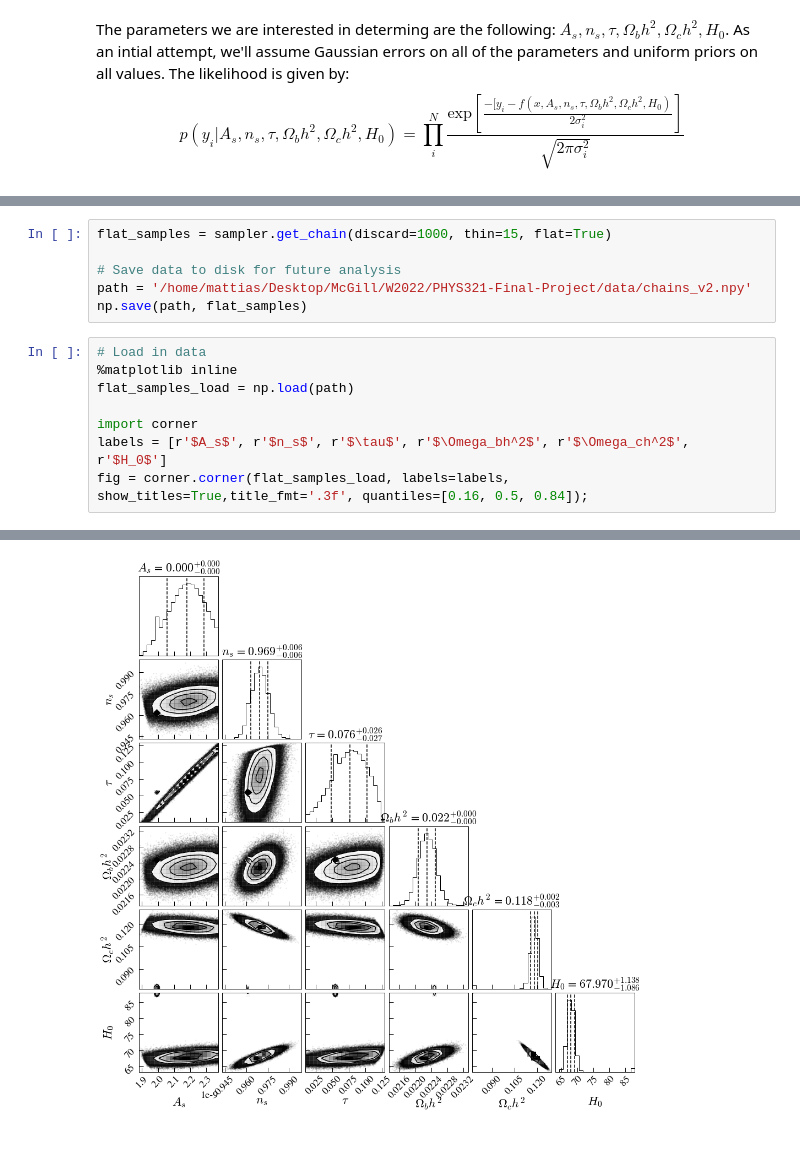
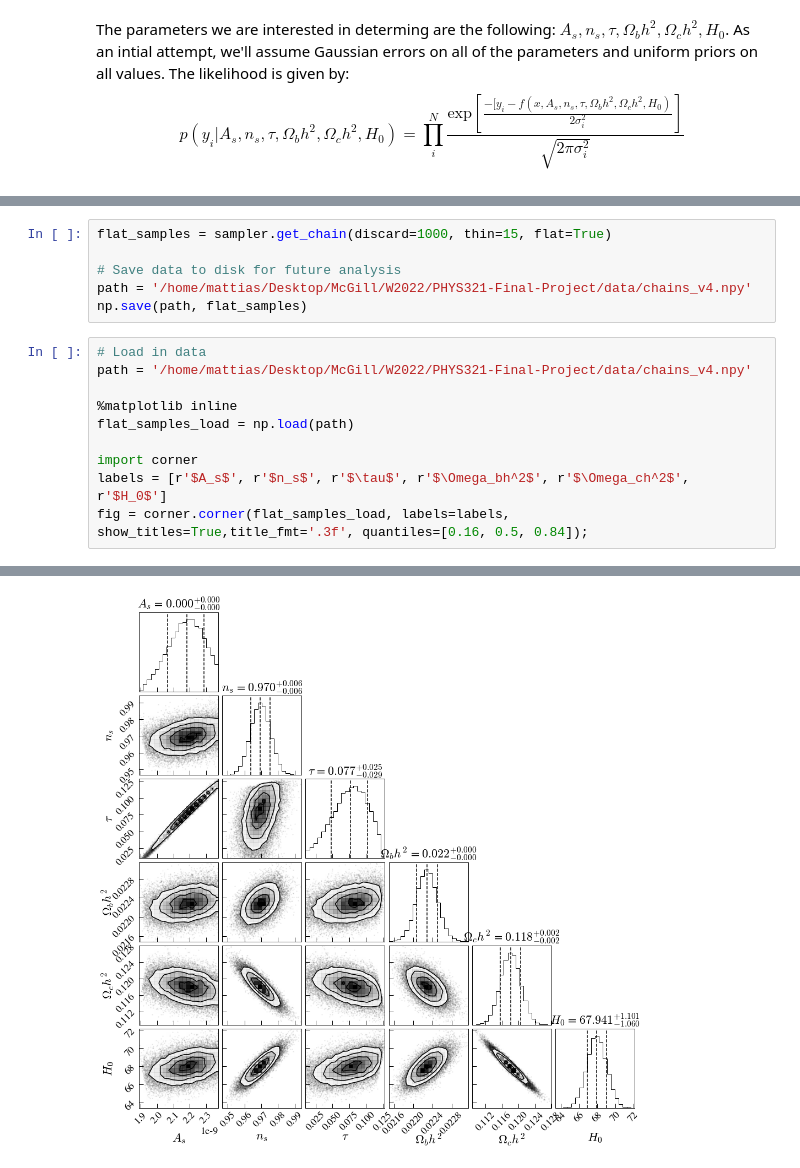
Before and after one commit to lazdam/PlanckII-MCMC, a Jupyter notebook: ProjectNotebook.ipynb, the cells around one changed output, grey strips where cells are left out. Drawn from its saved outputs; the diff is of its cells as text.

```diff
--- a/ProjectNotebook.ipynb
+++ b/ProjectNotebook.ipynb
@@ -181,10 +164,12 @@ samples = sampler.get_chain()
 flat_samples = sampler.get_chain(discard=1000, thin=15, flat=True)
 
 # Save data to disk for future analysis
-path = '/home/mattias/Desktop/McGill/W2022/PHYS321-Final-Project/data/chains_v2.npy'
+path = '/home/mattias/Desktop/McGill/W2022/PHYS321-Final-Project/data/chains_v4.npy'
 np.save(path, flat_samples)
 # %%
 # Load in data
+path = '/home/mattias/Desktop/McGill/W2022/PHYS321-Final-Project/data/chains_v4.npy'
+
 %matplotlib inline
 flat_samples_load = np.load(path)
 
@@ -196,4 +180,4 @@ WARNING:root:Too few points to create valid contours
-[figure, old version]
+[figure, new version]
 # %%
 # Plot random selection of parameters
 %matplotlib widget
```
Also changed, not shown: parts of 5 cells of this notebook.
